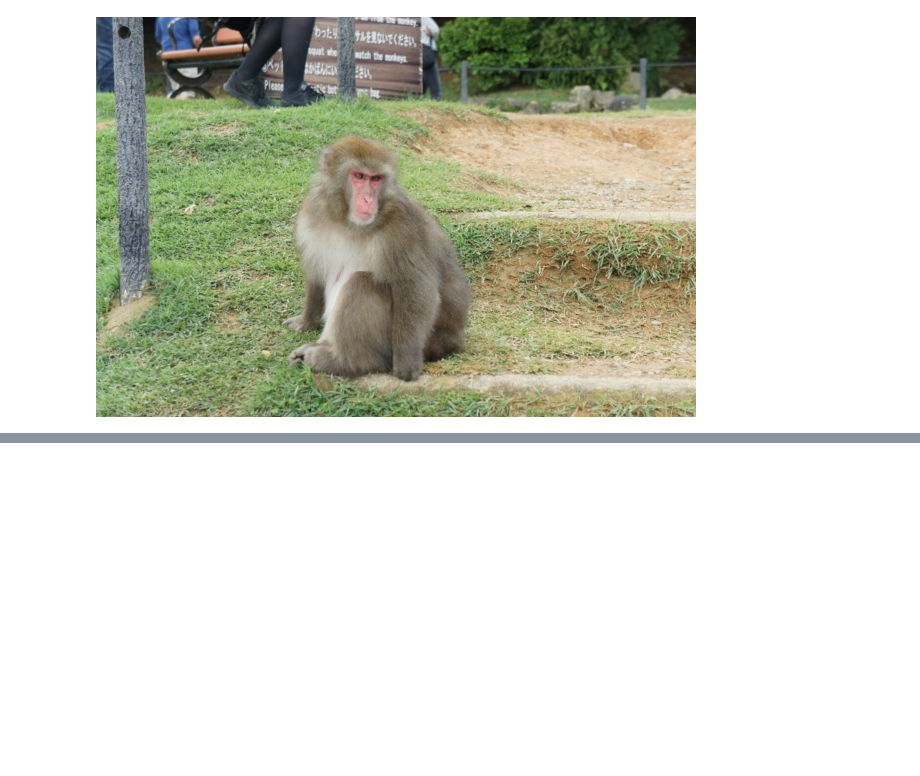
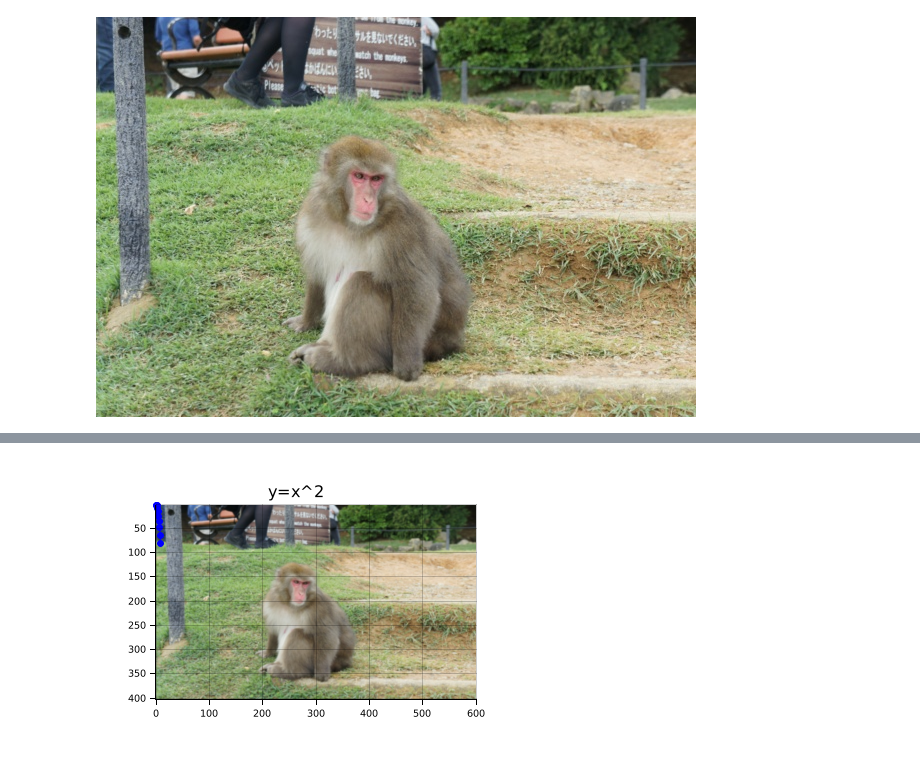
Before and after one commit to dskkato/plotters-demo, a Jupyter notebook: rust-bitmapbackend.ipynb, the cells around one changed output, grey strips where cells are left out. Saved outputs shown, nothing was run; the diff lists cells and outputs as text; code cells hidden in the pictures; blank space fills up the shorter version.

```diff
--- a/rust-bitmapbackend.ipynb
+++ b/rust-bitmapbackend.ipynb
@@ -350,0 +417,56 @@ img.to_rgb8()
+# %%
+let (width, height) = (400, 300);
+let mut canvas = RgbImage::new(width, height);
+
+{
+    let mut buf = canvas.as_flat_samples_mut();
+
+    let root =
+        BitMapBackend::<RGBPixel>::with_buffer_and_format(buf.as_mut_slice(), (width, height))?
+        .into_drawing_area();
+    root.fill(&WHITE)?;
+
+    // ラベル文字が切れないように適当なmarginを設定しておく
+    // marginの大きさは対象の描画領域に依存することに注意
+    let root = root.margin(20, 20, 20, 20);
+
+    let img = image::open("macaque.jpg")?;
+    let (width, height) = img.dimensions();
+
+    // floatのtickでy方向を逆にするとなぜか処理が終わらない。
+    let mut chart = ChartBuilder::on(&root)
+        .caption("y=x^2", ("Arial", 20).into_font())
+        .x_label_area_size(40)  // x軸ラベルの表示領域を用意しておく。
+        .y_label_area_size(40)  // y軸ラベルの表示領域を用意しておく。
+        .build_cartesian_2d(0..width, height..0)?;
+
+    // plot areaのピクセル数を取得する
+    let (w, h) = chart.plotting_area().dim_in_pixel();
+    let small = img.resize_exact(w, h, FilterType::Gaussian);
+
+    // 描画 - 左上の座標を指定する。
+    let elem: BitMapElement<_> = ((0, 0), small).into(); // or
+    // let elem = BitMapElement::<_>::from(((0.0f32, 80.0f32), img));
+    chart.draw_series(std::iter::once(elem))?;
+
+    chart.draw_series(
+        LineSeries::new(
+            points.iter().map(|v| (v.0 as u32, v.1 as u32) ),
+            &BLUE)
+    )?;
+
+    chart.draw_series(points.iter().map(|v|
+        Circle::new(
+            (v.0 as u32, v.1 as u32),
+            3,
+            BLUE.filled()
+        )
+    ));
+
+    chart.configure_mesh()
+        .light_line_style(BLACK.stroke_width(0))  // stroke width 0にminor tickを消す
+        .draw()?;        // draw ticks
+}
+canvas
+# %% [output]
+[figure, added]
```
Also changed, not shown: parts of 2 cells of this notebook, 3 other files.
